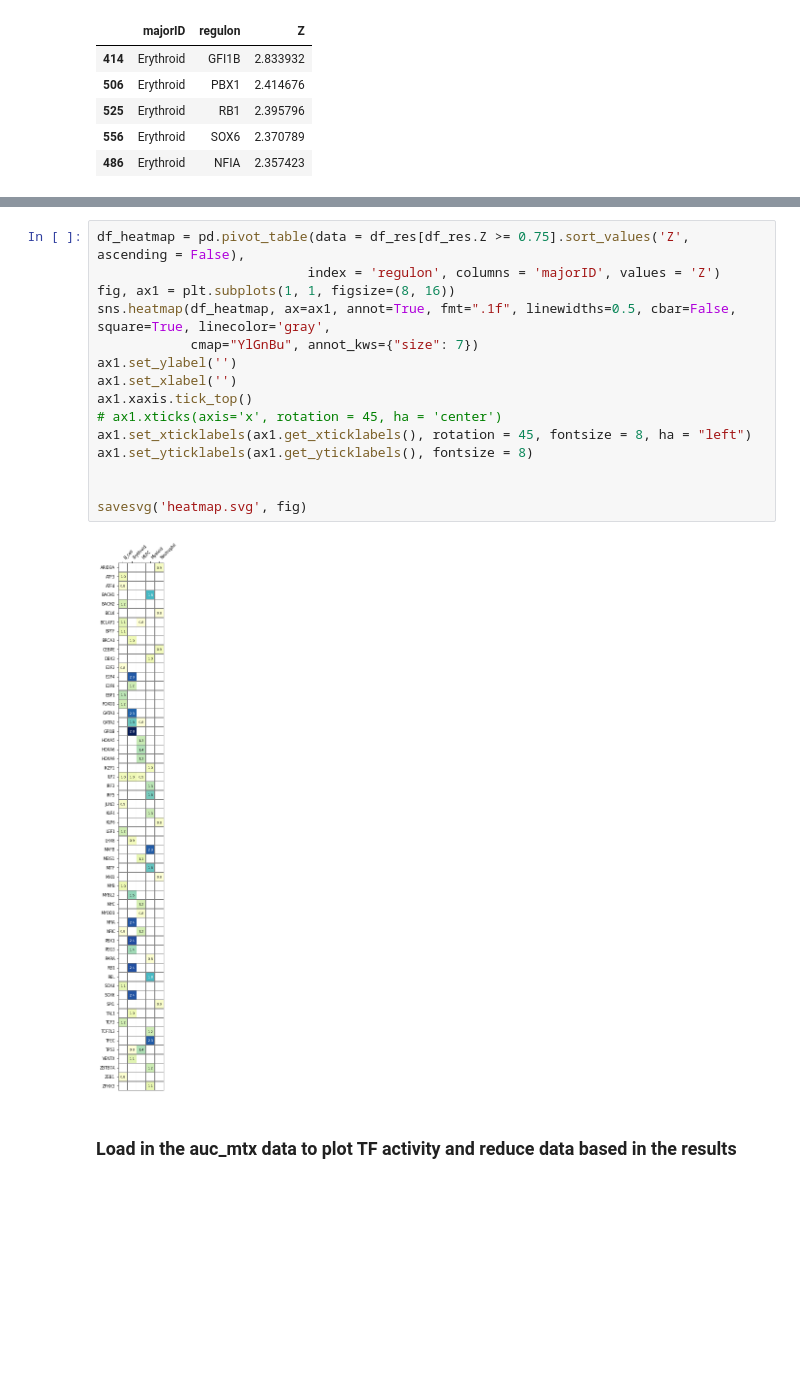
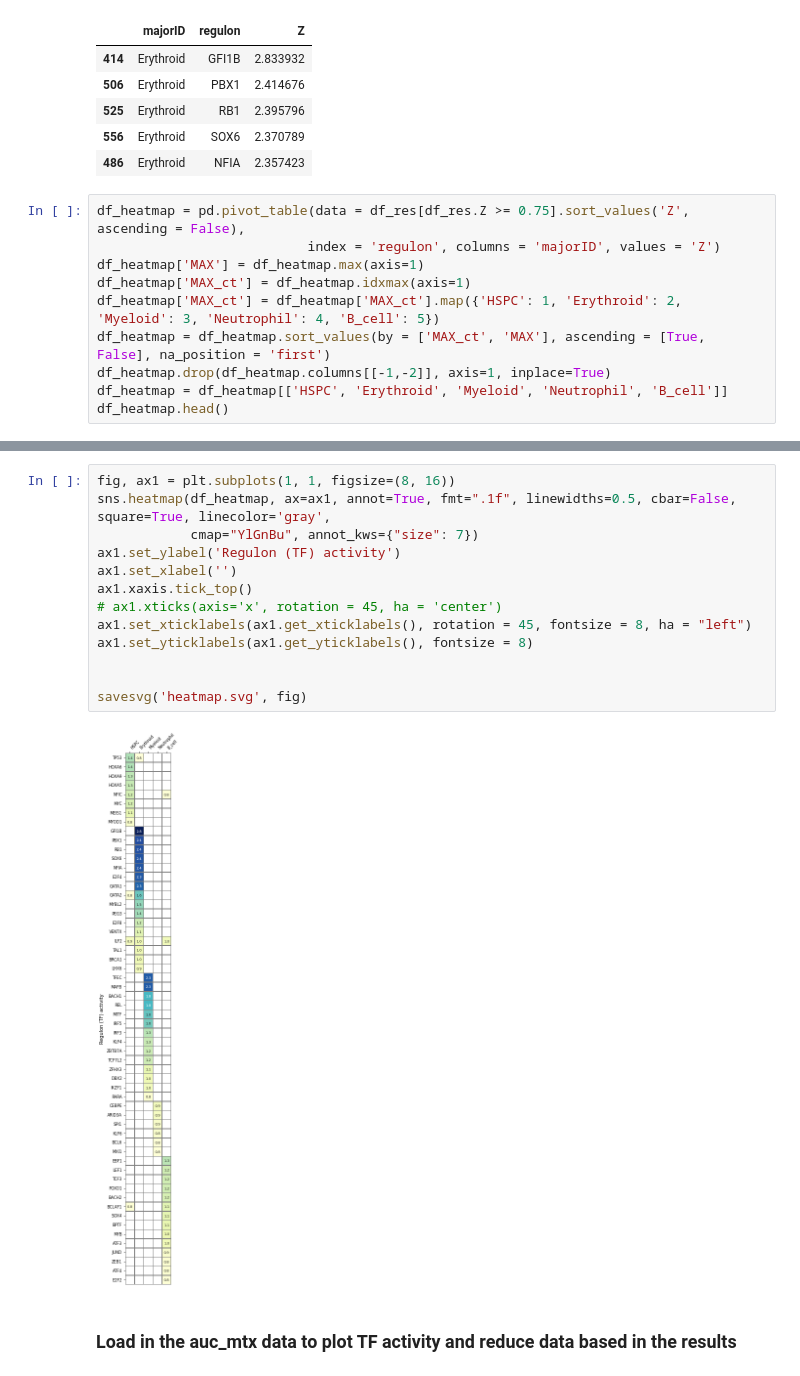
Before and after one commit to dyammons/canine-hematopoiesis-atlas, a Jupyter notebook: 3_pySCENIC_allCells.ipynb, the cells around one changed output, grey strips where cells are left out. Drawn from its saved outputs; the diff is of its cells as text; blank space fills up the shorter version.

Commit message:
Update Z-score heatmap ordering
This change was needed to get grouping by cell
type rather than alpbetical.

TO DO: modify column laels and increase image
resolution.

```diff
--- a/3_pySCENIC_allCells.ipynb
+++ b/3_pySCENIC_allCells.ipynb
@@ -314,3 +314,13 @@ df_res[(df_res.Z >= 0)].sort_values('Z', ascending=False).head()
 | 525 | Erythroid | RB1 | 2.395796 |
 | 556 | Erythroid | SOX6 | 2.370789 |
 | 486 | Erythroid | NFIA | 2.357423 |
+# %%
+df_heatmap = pd.pivot_table(data = df_res[df_res.Z >= 0.75].sort_values('Z', ascending = False),
+                           index = 'regulon', columns = 'majorID', values = 'Z')
+df_heatmap['MAX'] = df_heatmap.max(axis=1)
+df_heatmap['MAX_ct'] = df_heatmap.idxmax(axis=1)
+df_heatmap['MAX_ct'] = df_heatmap['MAX_ct'].map({'HSPC': 1, 'Erythroid': 2, 'Myeloid': 3, 'Neutrophil': 4, 'B_cell': 5})
+df_heatmap = df_heatmap.sort_values(by = ['MAX_ct', 'MAX'], ascending = [True, False], na_position = 'first')
+df_heatmap.drop(df_heatmap.columns[[-1,-2]], axis=1, inplace=True)
+df_heatmap = df_heatmap[['HSPC', 'Erythroid', 'Myeloid', 'Neutrophil', 'B_cell']]
+df_heatmap.head()
@@ -317,20 +335,18 @@ df_res[(df_res.Z >= 0)].sort_values('Z', ascending=False).head()
 # %%
-df_heatmap = pd.pivot_table(data = df_res[df_res.Z >= 0.75].sort_values('Z', ascending = False),
-                           index = 'regulon', columns = 'majorID', values = 'Z')
 fig, ax1 = plt.subplots(1, 1, figsize=(8, 16))
 sns.heatmap(df_heatmap, ax=ax1, annot=True, fmt=".1f", linewidths=0.5, cbar=False, square=True, linecolor='gray',
             cmap="YlGnBu", annot_kws={"size": 7})
-ax1.set_ylabel('')
+ax1.set_ylabel('Regulon (TF) activity')
 ax1.set_xlabel('')
 ax1.xaxis.tick_top()
 # ax1.xticks(axis='x', rotation = 45, ha = 'center')
 ax1.set_xticklabels(ax1.get_xticklabels(), rotation = 45, fontsize = 8, ha = "left")
 ax1.set_yticklabels(ax1.get_yticklabels(), fontsize = 8)
 
 
 savesvg('heatmap.svg', fig)
 # %% [output]
-[figure, old version]
+[figure, new version]
 # %% [markdown]
 ### Load in the auc_mtx data to plot TF activity and reduce data based in the results
 # %%
```
Also changed, not shown: parts of 1 cell of this notebook.
